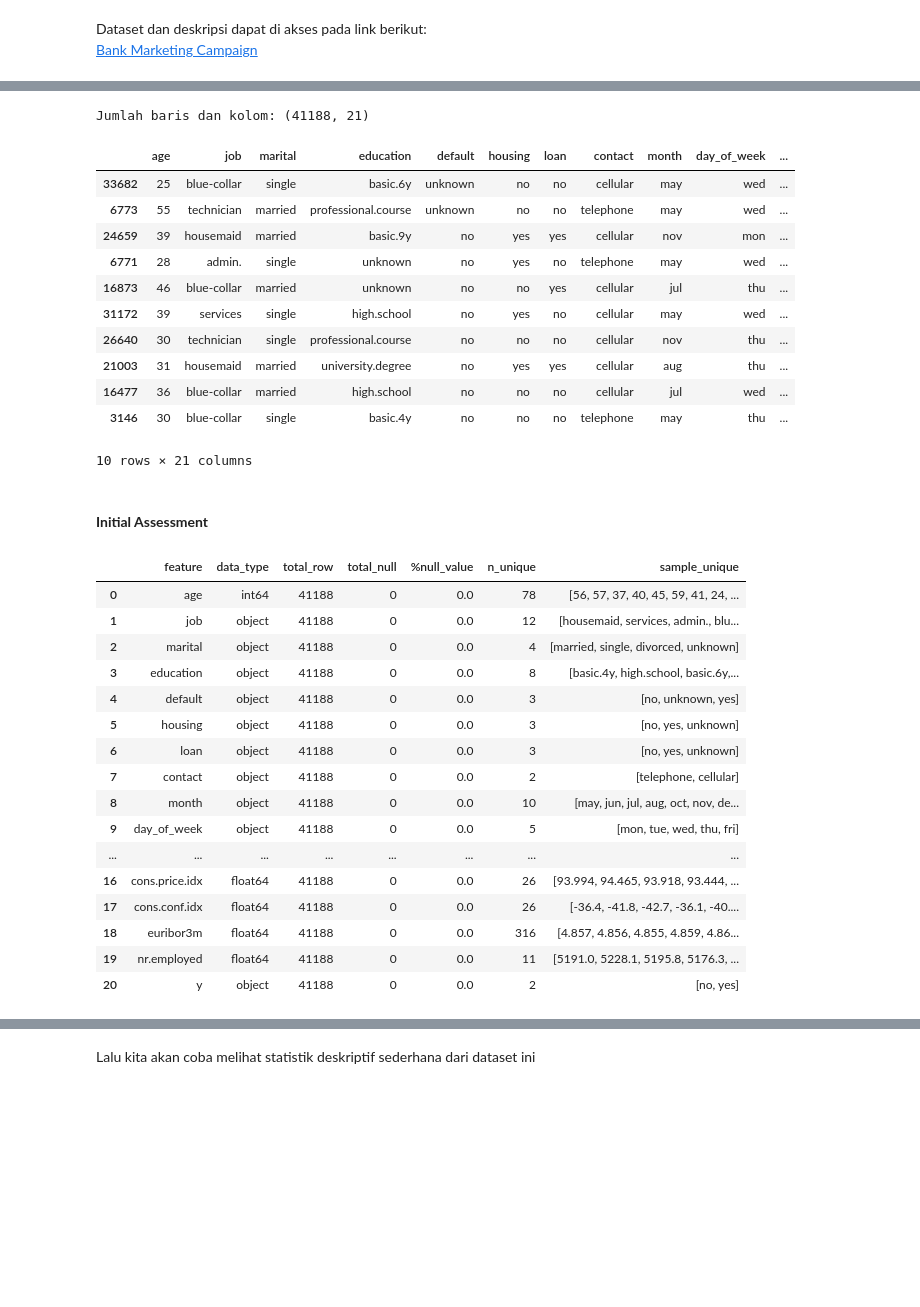
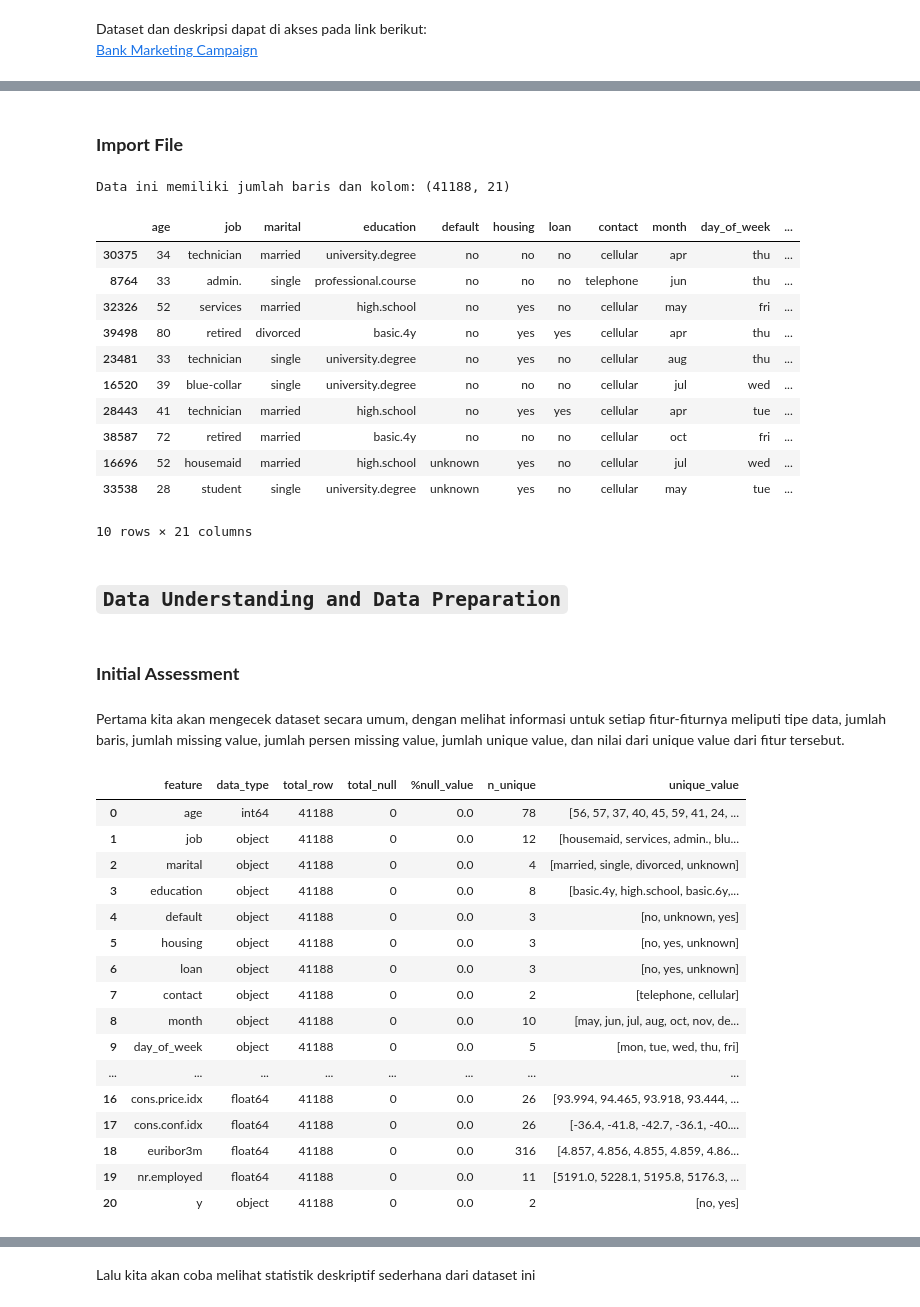
Before and after one commit to PurwadhikaDev/DeltaGroup_JC_DS_FT_Jogja_01_FinalProject, a Jupyter notebook: notebooks/GroupDelta_Bank_Marketing_Campaign.ipynb, the cells around one changed output, grey strips where cells are left out. Drawn from its saved outputs; the diff is of its cells as text; code cells hidden in the pictures; blank space fills up the shorter version.

```diff
--- a/notebooks/GroupDelta_Bank_Marketing_Campaign.ipynb
+++ b/notebooks/GroupDelta_Bank_Marketing_Campaign.ipynb
@@ -111,43 +162,51 @@ Dataset dan deskripsi dapat di akses pada link berikut:
 <br>
+# %% [markdown]
+### **Import File**
 # %%
 # Import file CSV
 
 df = pd.read_csv("D:\Purwadhika JCDS\Capstone Project\Final Project\data\\raw\\bank-additional-full.csv", sep=";")
-print(f'Jumlah baris dan kolom: {df.shape}')
 
+print(f'Data ini memiliki jumlah baris dan kolom: {df.shape}')
 df.sample(10)
 # %% [output]
-Jumlah baris dan kolom: (41188, 21)
+Data ini memiliki jumlah baris dan kolom: (41188, 21)
 |  | age | job | marital | education | default | housing | loan | contact | month | day_of_week | ... |
-| 33682 | 25 | blue-collar | single | basic.6y | unknown | no | no | cellular | may | wed | ... |
-| 6773 | 55 | technician | married | professional.course | unknown | no | no | telephone | may | wed | ... |
-| 24659 | 39 | housemaid | married | basic.9y | no | yes | yes | cellular | nov | mon | ... |
-| 6771 | 28 | admin. | single | unknown | no | yes | no | telephone | may | wed | ... |
-| 16873 | 46 | blue-collar | married | unknown | no | no | yes | cellular | jul | thu | ... |
-| 31172 | 39 | services | single | high.school | no | yes | no | cellular | may | wed | ... |
-| 26640 | 30 | technician | single | professional.course | no | no | no | cellular | nov | thu | ... |
-| 21003 | 31 | housemaid | married | university.degree | no | yes | yes | cellular | aug | thu | ... |
-| 16477 | 36 | blue-collar | married | high.school | no | no | no | cellular | jul | wed | ... |
-| 3146 | 30 | blue-collar | single | basic.4y | no | no | no | telephone | may | thu | ... |
+| 30375 | 34 | technician | married | university.degree | no | no | no | cellular | apr | thu | ... |
+| 8764 | 33 | admin. | single | professional.course | no | no | no | telephone | jun | thu | ... |
+| 32326 | 52 | services | married | high.school | no | yes | no | cellular | may | fri | ... |
+| 39498 | 80 | retired | divorced | basic.4y | no | yes | yes | cellular | apr | thu | ... |
+| 23481 | 33 | technician | single | university.degree | no | yes | no | cellular | aug | thu | ... |
+| 16520 | 39 | blue-collar | single | university.degree | no | no | no | cellular | jul | wed | ... |
+| 28443 | 41 | technician | married | high.school | no | yes | yes | cellular | apr | tue | ... |
+| 38587 | 72 | retired | married | basic.4y | no | no | no | cellular | oct | fri | ... |
+| 16696 | 52 | housemaid | married | high.school | unknown | yes | no | cellular | jul | wed | ... |
+| 33538 | 28 | student | single | university.degree | unknown | yes | no | cellular | may | tue | ... |
 10 rows × 21 columns
+# %% [markdown]
+## **`Data Understanding and Data Preparation`**
 # %% [markdown]
-#### **Initial Assessment**
+### **Initial Assessment**
+# %% [markdown]
+Pertama kita akan mengecek dataset secara umum, dengan melihat informasi untuk setiap fitur-fiturnya meliputi tipe data, jumlah baris, jumlah missing value, jumlah persen missing value, jumlah unique value, dan nilai dari unique value dari fitur tersebut.
 # %%
 # Check karakteristik dataset
 
-pd.DataFrame(
+InitialAss = pd.DataFrame(
         {
         'feature': df.columns.values,
         'data_type': df.dtypes.values,
         'total_row': df.isna().count().values,
         'total_null': df.isna().sum().values,
         '%null_value': df.isna().mean().values * 100,
         'n_unique': df.nunique().values,
-        'sample_unique': [df[col].unique() for col in df.columns]
+        'unique_value': [df[col].unique() for col in df.columns]
         }
     )
+pd.set_option('max_colwidth', None)
+InitialAss
 # %% [output]
-|  | feature | data_type | total_row | total_null | %null_value | n_unique | sample_unique |
+|  | feature | data_type | total_row | total_null | %null_value | n_unique | unique_value |
 | 0 | age | int64 | 41188 | 0 | 0.0 | 78 | [56, 57, 37, 40, 45, 59, 41, 24, ... |
 | 1 | job | object | 41188 | 0 | 0.0 | 12 | [housemaid, services, admin., blu... |
 | 2 | marital | object | 41188 | 0 | 0.0 | 4 | [married, single, divorced, unknown] |
```
Also changed, not shown: parts of 138 cells of this notebook.
